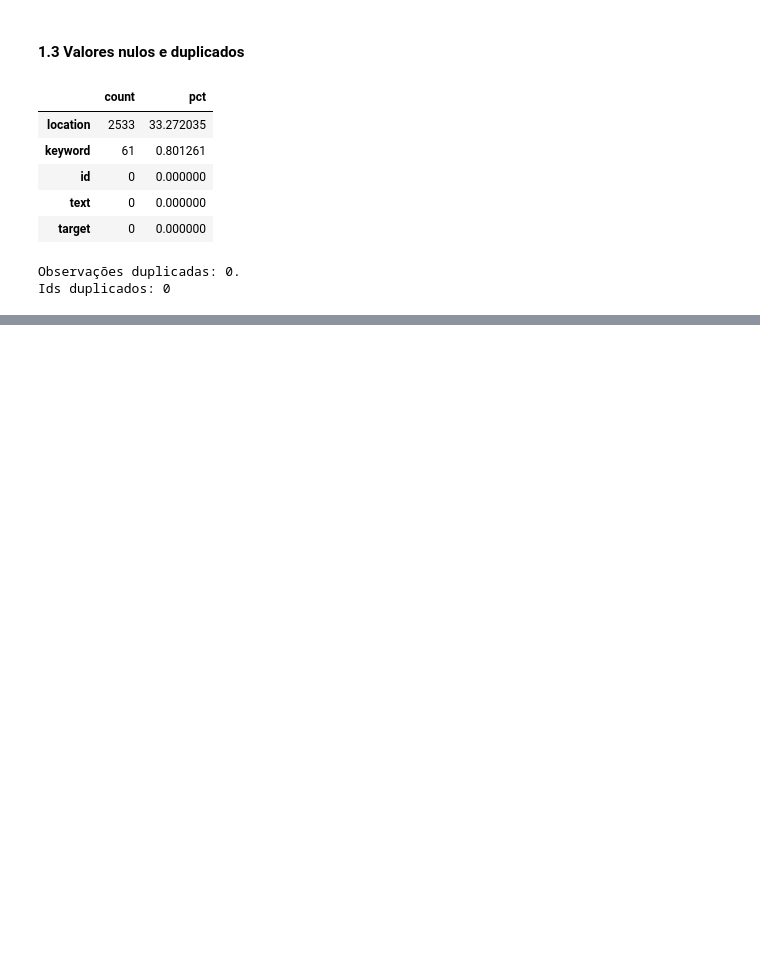
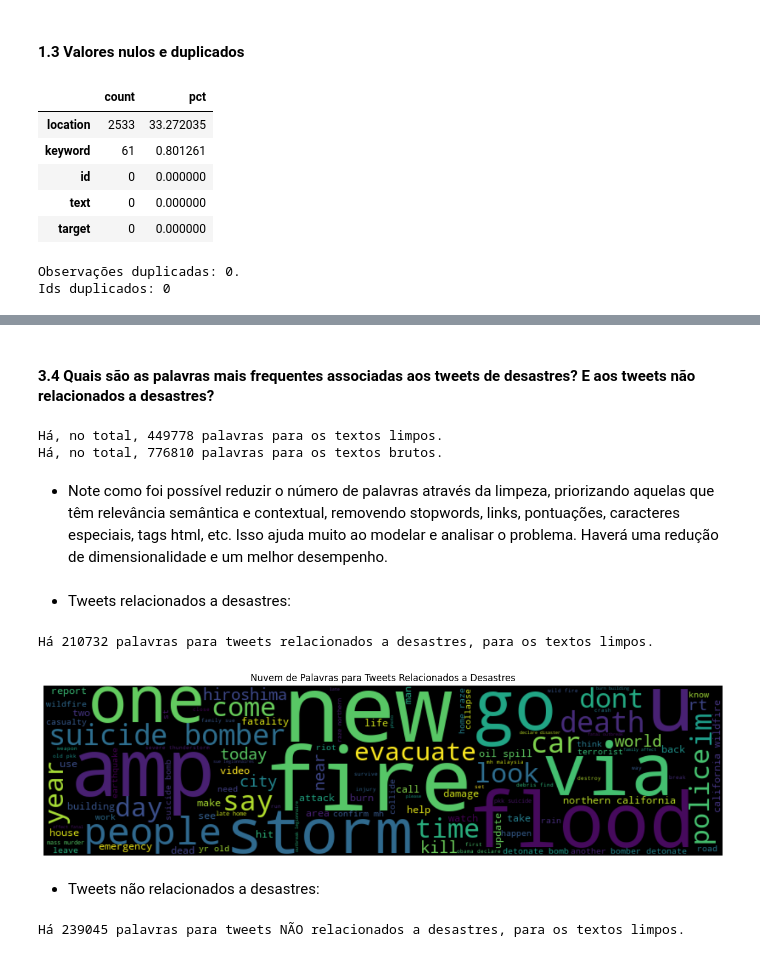
Before and after one commit to allmeidaapedro/Twitter-Disaster-Analysis, a Jupyter notebook: notebooks/eda.ipynb, the cells around one changed output, grey strips where cells are left out. Saved outputs shown, nothing was run; the diff lists cells and outputs as text; code cells hidden in the pictures; blank space fills up the shorter version.

```diff
--- a/notebooks/eda.ipynb
+++ b/notebooks/eda.ipynb
@@ -310,0 +472,37 @@ Name: clean_text, dtype: object
+# %% [markdown]
+#### 3.4 Quais são as palavras mais frequentes associadas aos tweets de desastres? E aos tweets não relacionados a desastres?
+# %%
+token_words_clean = ' '.join([tweet for tweet in clean_df['clean_text']])
+token_words_raw = ' '.join([tweet for tweet in clean_df['text']])
+
+print(f'Há, no total, {len(token_words_clean)} palavras para os textos limpos.')
+print(f'Há, no total, {len(token_words_raw)} palavras para os textos brutos.')
+# %% [output]
+Há, no total, 449778 palavras para os textos limpos.
+Há, no total, 776810 palavras para os textos brutos.
+# %% [markdown]
+- Note como foi possível reduzir o número de palavras através da limpeza, priorizando aquelas que têm relevância semântica e contextual, removendo stopwords, links, pontuações, caracteres especiais, tags html, etc. Isso ajuda muito ao modelar e analisar o problema. Haverá uma redução de dimensionalidade e um melhor desempenho.
+# %% [markdown]
+- Tweets relacionados a desastres:
+# %%
+token_words_disaster_clean = ' '.join([tweet for tweet in disaster_df['clean_text']])
+print(f'Há {len(token_words_disaster_clean)} palavras para tweets relacionados a desastres, para os textos limpos.')
+# %% [output]
+Há 210732 palavras para tweets relacionados a desastres, para os textos limpos.
+# %%
+wordcloud = WordCloud(width=800, height=200, random_state=42, max_font_size=110).generate(token_words_disaster_clean)
+
+plt.figure(figsize=(16, 10))
+plt.title('Nuvem de Palavras para Tweets Relacionados a Desastres')
+plt.imshow(wordcloud, interpolation="bilinear")
+plt.axis('off')
+plt.show()
+# %% [output]
+[figure, added]
+# %% [markdown]
+- Tweets não relacionados a desastres:
+# %%
+token_words_non_disaster_clean = ' '.join([tweet for tweet in non_disaster_df['clean_text']])
+print(f'Há {len(token_words_non_disaster_clean)} palavras para tweets NÃO relacionados a desastres, para os textos limpos.')
+# %% [output]
+Há 239045 palavras para tweets NÃO relacionados a desastres, para os textos limpos.
```
Also changed, not shown: parts of 33 cells of this notebook, 1 other file.
